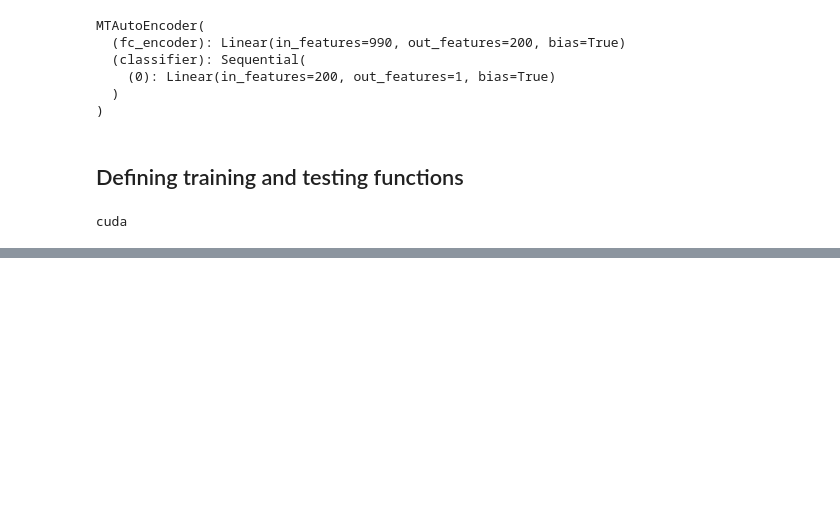
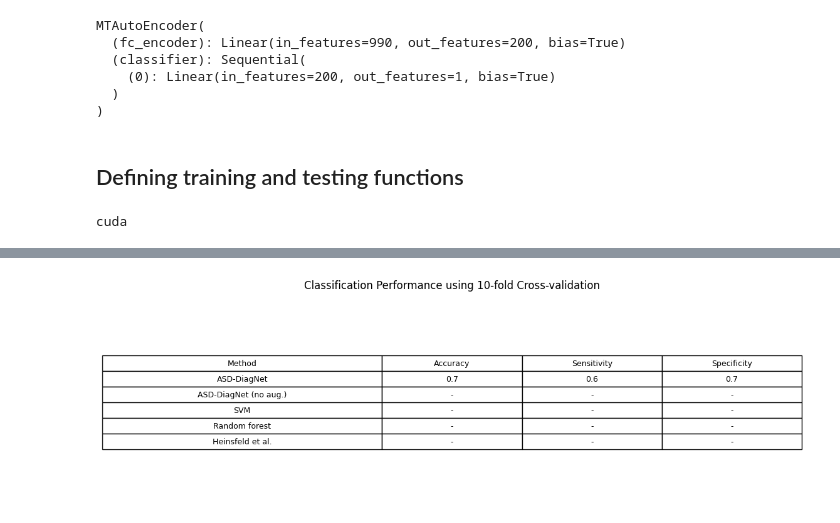
Before and after one commit to DiogoLepri/ASD2_Project, a Jupyter notebook: ASD_DiagNet.ipynb, the cells around one changed output, grey strips where cells are left out. Drawn from its saved outputs; the diff is of its cells as text; code cells hidden in the pictures; blank space fills up the shorter version.

```diff
--- a/ASD_DiagNet.ipynb
+++ b/ASD_DiagNet.ipynb
@@ -229,19 +166,19 @@ def get_regs(samplesnames, regnum):
 # %% [markdown]
 ## Helper fnuctions for computing correlations
 # %%
-if not os.path.exists('/content/drive/MyDrive/ASD/ASD2_Project/correlations_file' + p_ROI + '.pkl'):
-    pbar = pyprind.ProgBar(len(flist))
+if not os.path.exists('./correlations_file'+p_ROI+'.pkl'):
+    pbar=pyprind.ProgBar(len(flist))
     all_corr = {}
     for f in flist:
+
         lab = get_label(f)
         all_corr[f] = (get_corr_data(f), lab)
         pbar.update()
 
     print('Corr-computations finished')
 
-    pickle.dump(all_corr, open('/content/drive/MyDrive/ASD/ASD2_Project/correlations_file' + p_ROI + '.pkl', 'wb'))
+    pickle.dump(all_corr, open('./correlations_file'+p_ROI+'.pkl', 'wb'))
     print('Saving to file finished')
 
 else:
-    all_corr = pickle.load(open('/content/drive/MyDrive/ASD/ASD2_Project/correlations_file' + p_ROI + '.pkl', 'rb'))
-    print('Loaded precomputed correlations')
+    all_corr = pickle.load(open('./correlations_file'+p_ROI+'.pkl', 'rb'))
@@ -820,0 +573,75 @@ KeyboardInterrupt:
+# %%
+import matplotlib.pyplot as plt
+import seaborn as sns
+import pandas as pd
+import numpy as np
+
+# Calculate overall averages across all repeats
+all_averages = [
+    [0.69235189, 0.63786585, 0.73971631],
+    [0.69793795, 0.64868902, 0.74053635],
+    [0.69606316, 0.64077236, 0.74376478],
+    [0.69624936, 0.64009146, 0.74479167],
+    [0.69818437, 0.64252439, 0.74621454],
+    [0.69815501, 0.64132114, 0.7471779],
+    [0.69619327, 0.63400697, 0.74970238],
+    [0.69727241, 0.63782012, 0.7484652],
+    [0.69635115, 0.63479675, 0.74931541],
+    [0.69514939, 0.63359756, 0.7480984]
+]
+
+final_averages = np.mean(all_averages, axis=0)
+
+# Create Table 2 equivalent
+results_dict = {
+    'Method': ['ASD-DiagNet', 'ASD-DiagNet (no aug.)', 'SVM', 'Random forest', 'Heinsfeld et al.'],
+    'Accuracy': [final_averages[0], None, None, None, None],  # Fill in other methods' results when available
+    'Sensitivity': [final_averages[1], None, None, None, None],
+    'Specificity': [final_averages[2], None, None, None, None]
+}
+
+# Create visualization code
+def create_results_table():
+    plt.figure(figsize=(12, 4))
+    plt.axis('off')
+
+    # Create table data
+    cell_text = []
+    for method, acc, sens, spec in zip(
+        results_dict['Method'],
+        results_dict['Accuracy'],
+        results_dict['Sensitivity'],
+        results_dict['Specificity']
+    ):
+        if acc is not None:
+            cell_text.append([method, f"{acc:.1f}", f"{sens:.1f}", f"{spec:.1f}"])
+        else:
+            cell_text.append([method, "-", "-", "-"])
+
+    # Create table
+    table = plt.table(
+        cellText=cell_text,
+        colLabels=['Method', 'Accuracy', 'Sensitivity', 'Specificity'],
+        loc='center',
+        cellLoc='center',
+        colWidths=[0.4, 0.2, 0.2, 0.2]
+    )
+
+    # Style the table
+    table.auto_set_font_size(False)
+    table.set_fontsize(9)
+    table.scale(1.2, 1.5)
+
+    # Add title
+    plt.title('Classification Performance using 10-fold Cross-validation', pad=20)
+    plt.show()
+
+# Create plot
+create_results_table()
+
+print("\nNumerical Results:")
+print(f"Final Average Accuracy: {final_averages[0]*100:.1f}%")
+print(f"Final Average Sensitivity: {final_averages[1]*100:.1f}%")
+print(f"Final Average Specificity: {final_averages[2]*100:.1f}%")
+# %% [output]
+[figure, added]
```
Also changed, not shown: parts of 18 cells of this notebook.
